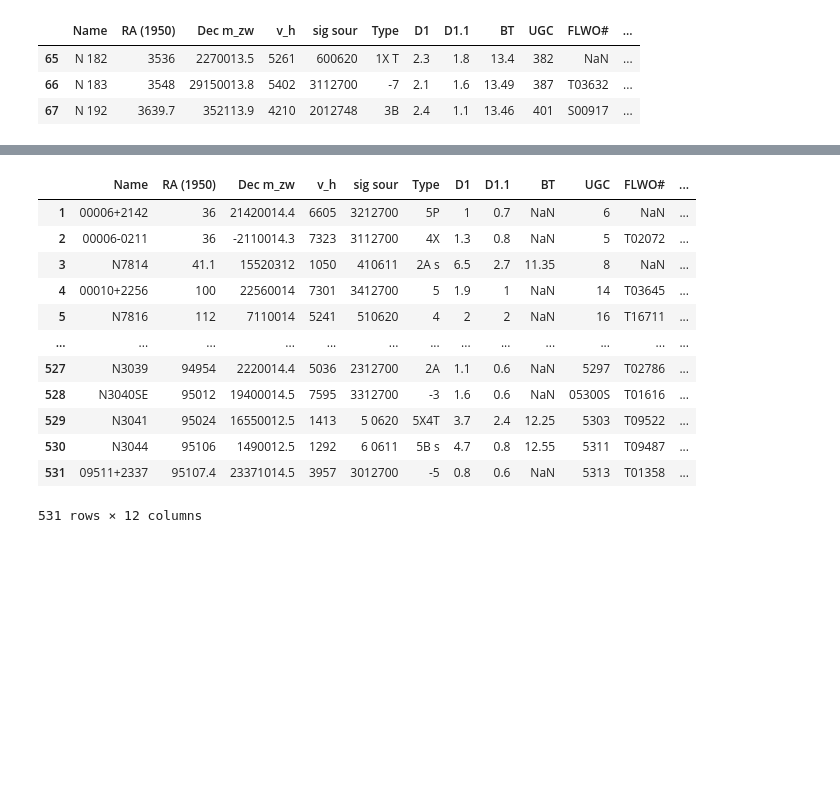
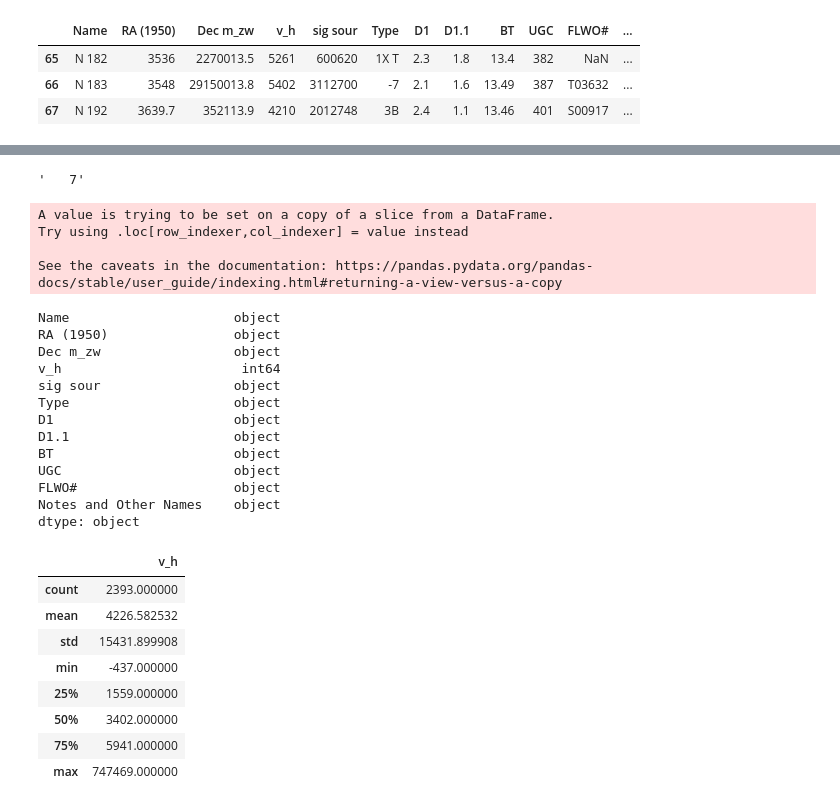
Before and after one commit to nurfnick/Galaxies, a Jupyter notebook: Python.ipynb, the cells around one changed output, grey strips where cells are left out. Saved outputs shown, nothing was run; the diff lists cells and outputs as text; code cells hidden in the pictures; blank space fills up the shorter version.

```diff
--- a/Python.ipynb
+++ b/Python.ipynb
@@ -67,4 +67,4 @@ data.iloc[64:67,:]
 | 66 | N 183 | 3548 | 29150013.8 | 5402 | 3112700 | -7 | 2.1 | 1.6 | 13.49 | 387 | T03632 | ... |
 | 67 | N 192 | 3639.7 | 352113.9 | 4210 | 2012748 | 3B | 2.4 | 1.1 | 13.46 | 401 | S00917 | ... |
 # %%
-data.v_h.loc[data['v_h'].str.match(r'[A-Z]')]
+data = data.loc[~data['v_h'].str.match(r'[A-Z]')] #removing the ones that had months...
@@ -107,16 +86,39 @@ Name: 1250, dtype: object
+# %%
+min(data.v_h)
+# %% [output]
+'   7'
+# %%
+data['v_h'] = pa.to_numeric(data['v_h'])
+# %% [output]
+A value is trying to be set on a copy of a slice from a DataFrame.
+Try using .loc[row_indexer,col_indexer] = value instead
+
+See the caveats in the documentation: https://pandas.pydata.org/pandas-docs/stable/user_guide/indexing.html#returning-a-view-versus-a-copy
 # %%
-data[:531]
+data.dtypes
 # %% [output]
-|  | Name | RA (1950) | Dec m_zw | v_h | sig sour | Type | D1 | D1.1 | BT | UGC | FLWO# | ... |
-| 1 | 00006+2142 | 36 | 21420014.4 | 6605 | 3212700 | 5P | 1 | 0.7 | NaN | 6 | NaN | ... |
-| 2 | 00006-0211 | 36 | -2110014.3 | 7323 | 3112700 | 4X | 1.3 | 0.8 | NaN | 5 | T02072 | ... |
-| 3 | N7814 | 41.1 | 15520312 | 1050 | 410611 | 2A s | 6.5 | 2.7 | 11.35 | 8 | NaN | ... |
-| 4 | 00010+2256 | 100 | 22560014 | 7301 | 3412700 | 5 | 1.9 | 1 | NaN | 14 | T03645 | ... |
-| 5 | N7816 | 112 | 7110014 | 5241 | 510620 | 4 | 2 | 2 | NaN | 16 | T16711 | ... |
-| ... | ... | ... | ... | ... | ... | ... | ... | ... | ... | ... | ... | ... |
-| 527 | N3039 | 94954 | 2220014.4 | 5036 | 2312700 | 2A | 1.1 | 0.6 | NaN | 5297 | T02786 | ... |
-| 528 | N3040SE | 95012 | 19400014.5 | 7595 | 3312700 | -3 | 1.6 | 0.6 | NaN | 05300S | T01616 | ... |
-| 529 | N3041 | 95024 | 16550012.5 | 1413 | 5 0620 | 5X4T | 3.7 | 2.4 | 12.25 | 5303 | T09522 | ... |
-| 530 | N3044 | 95106 | 1490012.5 | 1292 | 6 0611 | 5B s | 4.7 | 0.8 | 12.55 | 5311 | T09487 | ... |
-| 531 | 09511+2337 | 95107.4 | 23371014.5 | 3957 | 3012700 | -5 | 0.8 | 0.6 | NaN | 5313 | T01358 | ... |
-531 rows × 12 columns
+Name                     object
+RA (1950)                object
+Dec m_zw                 object
+v_h                       int64
+sig sour                 object
+Type                     object
+D1                       object
+D1.1                     object
+BT                       object
+UGC                      object
+FLWO#                    object
+Notes and Other Names    object
+dtype: object
+# %%
+data.describe()
+# %% [output]
+|  | v_h |
+| count | 2393.000000 |
+| mean | 4226.582532 |
+| std | 15431.899908 |
+| min | -437.000000 |
+| 25% | 1559.000000 |
+| 50% | 3402.000000 |
+| 75% | 5941.000000 |
+| max | 747469.000000 |
```
Also changed, not shown: parts of 4 cells of this notebook.
